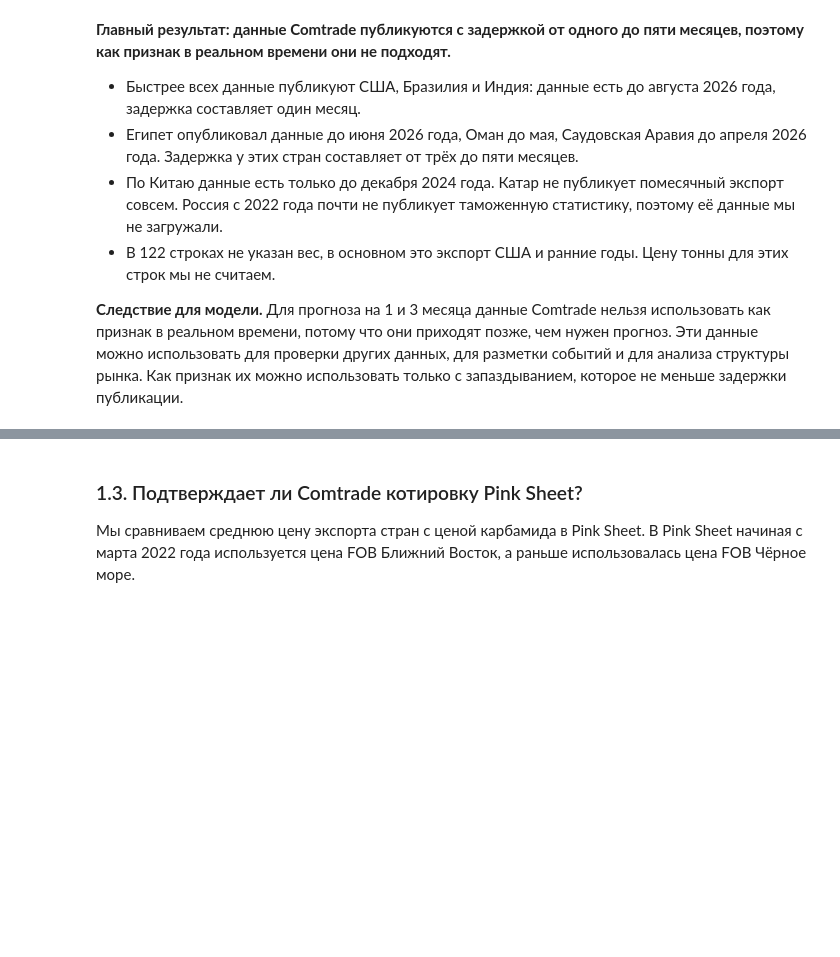
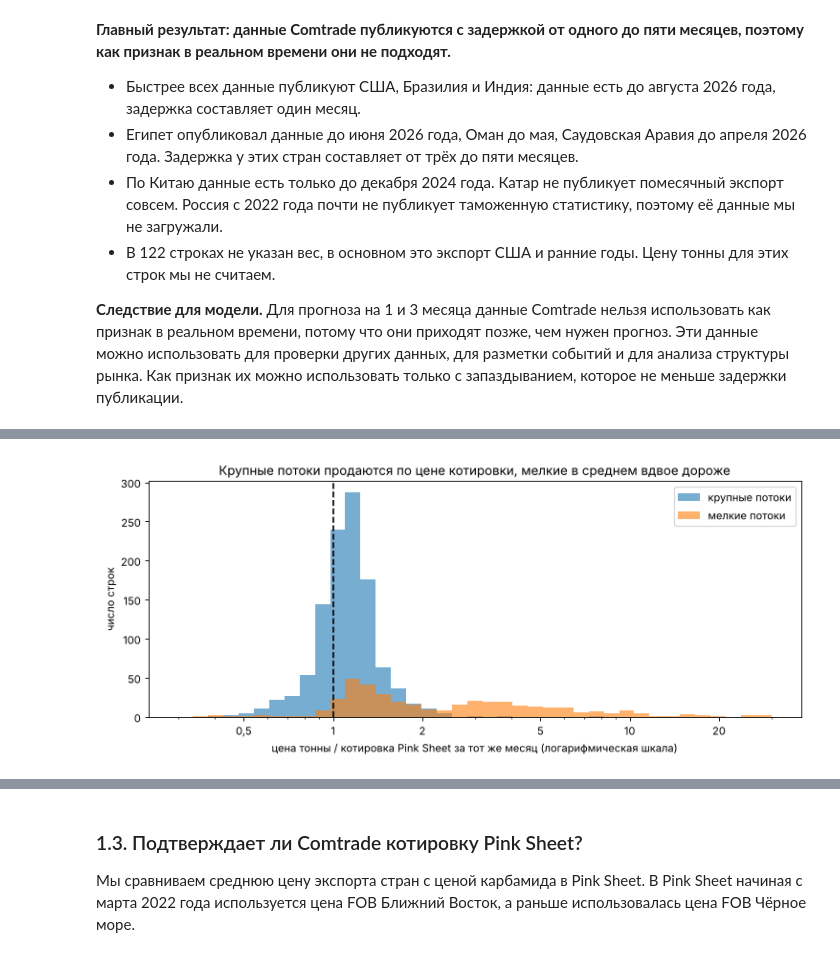
Before and after one commit to VldslMr/fertilizer-supply-chain-digital-model, a Jupyter notebook: checkpoint_2/elizaveta_eda/notebooks/02_eda_external.ipynb, the cells around one changed output, grey strips where cells are left out. Saved outputs shown, nothing was run; the diff lists cells and outputs as text; code cells hidden in the pictures; blank space fills up the shorter version.

```diff
--- a/checkpoint_2/elizaveta_eda/notebooks/02_eda_external.ipynb
+++ b/checkpoint_2/elizaveta_eda/notebooks/02_eda_external.ipynb
@@ -93,0 +88,24 @@ print("Мелкие потоки: медиана цены тонны", round(sma
+# %%
+big = trade[(trade["tonnes"] > 1000) & np.isfinite(trade["usd_per_tonne"])].copy()
+small = trade[(trade["tonnes"] <= 1000) & np.isfinite(trade["usd_per_tonne"])].copy()
+print("Строк всего:", len(trade), "| крупные потоки (больше 1000 т):", len(big),
+      "| мелкие потоки:", len(small), "| без веса:", trade["tonnes"].isna().sum())
+
+# цены в разные годы очень разные (от 140 до 925 долларов), поэтому каждую строку
+# сравниваем с котировкой Pink Sheet за тот же месяц: отношение 1 означает «как котировка»
+big["ratio"] = big["usd_per_tonne"] / big["date"].map(pink)
+small["ratio"] = small["usd_per_tonne"] / small["date"].map(pink)
+
+rows = []
+for name, part in [("крупные потоки", big), ("мелкие потоки", small)]:
+    rows.append({
+        "потоки": name,
+        "строк": len(part),
+        "медиана веса, т": round(part["tonnes"].median()),
+        "медиана цены, $/т": round(part["usd_per_tonne"].median()),
+        "цена / котировка, медиана": round(part["ratio"].median(), 2),
+        "цена / котировка, 25%": round(part["ratio"].quantile(0.25), 2),
+        "цена / котировка, 75%": round(part["ratio"].quantile(0.75), 2),
+        "дороже котировки в 2 раза и больше, %": round((part["ratio"] > 2).mean() * 100, 1),
+    })
+pd.DataFrame(rows)
@@ -93,0 +117,15 @@ print("Мелкие потоки: медиана цены тонны", round(sma
+# %%
+fig, ax = plt.subplots(figsize=(11, 4))
+bins = np.logspace(np.log10(0.3), np.log10(30), 40)
+ax.hist(big["ratio"], bins=bins, alpha=0.6, label="крупные потоки")
+ax.hist(small["ratio"], bins=bins, alpha=0.6, label="мелкие потоки")
+ax.axvline(1, color="black", linestyle="--")
+ax.set_xscale("log")
+ax.set_xticks([0.5, 1, 2, 5, 10, 20], ["0,5", "1", "2", "5", "10", "20"])
+ax.set_xlabel("цена тонны / котировка Pink Sheet за тот же месяц (логарифмическая шкала)")
+ax.set_ylabel("число строк")
+ax.set_title("Крупные потоки продаются по цене котировки, мелкие в среднем вдвое дороже")
+ax.legend()
+plt.show()
+# %% [output]
+[figure, added]
```
Also changed, not shown: parts of 7 cells of this notebook, 4 other files.
